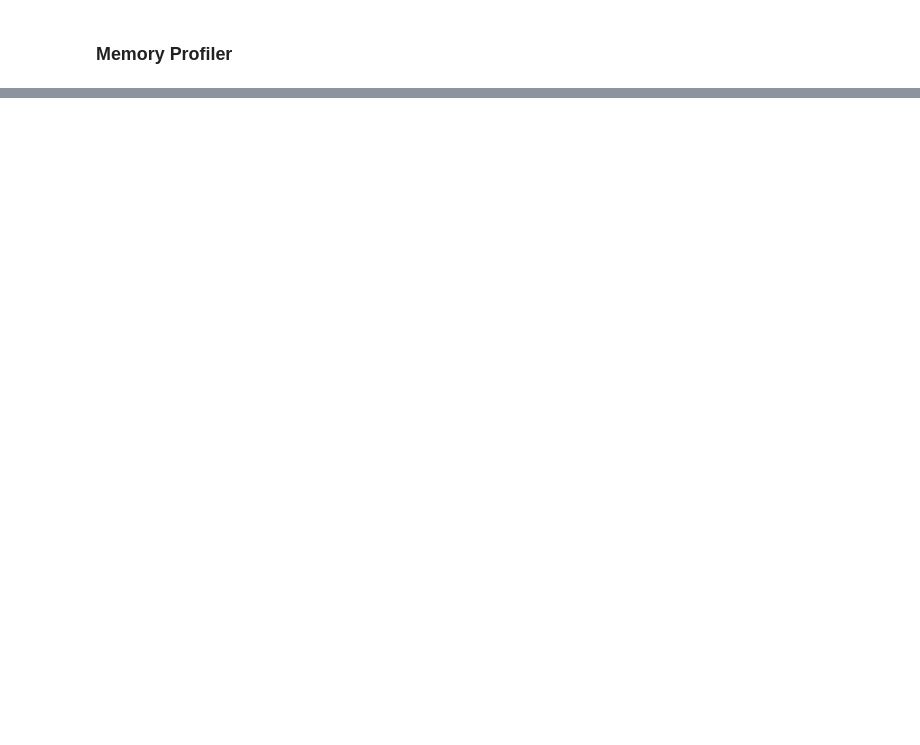
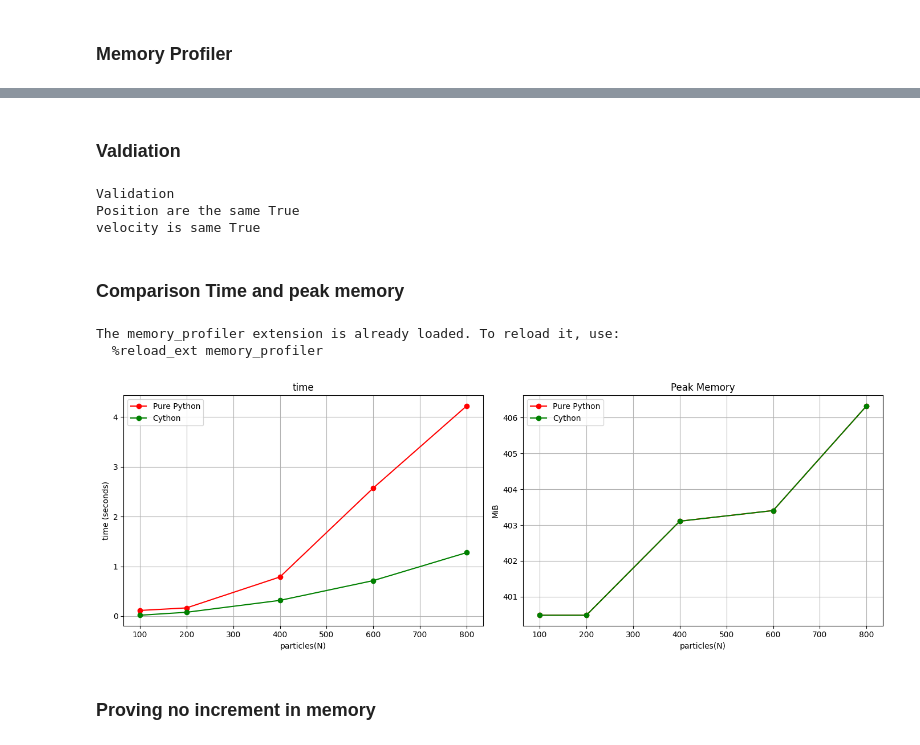
Before and after one commit to fogge1/optimizations-of-sph, a Jupyter notebook: profiling.ipynb, the cells around one changed output, grey strips where cells are left out. Drawn from its saved outputs; the diff is of its cells as text; code cells hidden in the pictures; blank space fills up the shorter version.

Commit message:
cython optimization

```diff
--- a/profiling.ipynb
+++ b/profiling.ipynb
@@ -71,0 +260,75 @@ Line #      Hits         Time  Per Hit   % Time  Line Contents
+# %% [markdown]
+### Valdiation
+# %%
+import sph
+import numpy as np
+
+N = 400
+pos_py, vel_py = sph.main(N)
+pos_cy, vel_cy = run_sph_cython(N)
+
+pos_match = np.allclose(pos_py, pos_cy, atol=1e-8)
+vel_match = np.allclose(vel_py, vel_cy, atol=1e-8)
+
+print("Validation")
+print(f"Position are the same {pos_match}")
+print(f"velocity is same {vel_match}")
+
+if not pos_match:
+    print(f"biggest difference {np.max(np.abs(pos_py - pos_cy))}")
+# %% [output]
+Validation
+Position are the same True
+velocity is same True
+# %% [markdown]
+### Comparison Time and peak memory
+# %%
+import time
+import matplotlib.pyplot as plt
+%load_ext memory_profiler
+
+Ns = [100, 200, 400, 600, 800]
+time_py, time_cy = [], []
+mem_py, mem_cy = [], []
+
+for N in Ns:
+    t0 = time.time()
+    sph.main(N)
+    time_py.append(time.time() - t0)
+
+    res_py = %memit -o -q sph.main(N)
+    mem_py.append(res_py.mem_usage[0])
+
+    t0 = time.time()
+    run_sph_cython(N)
+    time_cy.append(time.time() - t0)
+
+    res_cy = %memit -o -q run_sph_cython(N)
+    mem_cy.append(res_cy.mem_usage[0])
+
+fig, (ax1, ax2) = plt.subplots(1, 2, figsize=(14, 5))
+
+ax1.plot(Ns, time_py, marker='o', color='red', label='Pure Python')
+ax1.plot(Ns, time_cy, marker='o', color='green', label='Cython')
+ax1.set_title('time')
+ax1.set_xlabel('particles(N)')
+ax1.set_ylabel('time (seconds)')
+ax1.legend()
+ax1.grid(True)
+
+ax2.plot(Ns, mem_py, marker='o', color='red', label='Pure Python')
+ax2.plot(Ns, mem_cy, marker='o', color='green', label='Cython')
+ax2.set_title('Peak Memory')
+ax2.set_xlabel('particles(N)')
+ax2.set_ylabel('MiB')
+ax2.legend()
+ax2.grid(True)
+
+plt.tight_layout()
+plt.show()
+# %% [output]
+The memory_profiler extension is already loaded. To reload it, use:
+  %reload_ext memory_profiler
+[figure, added]
+# %% [markdown]
+### Proving no increment in memory
```
Also changed, not shown: parts of 13 cells of this notebook, 13 other files.
